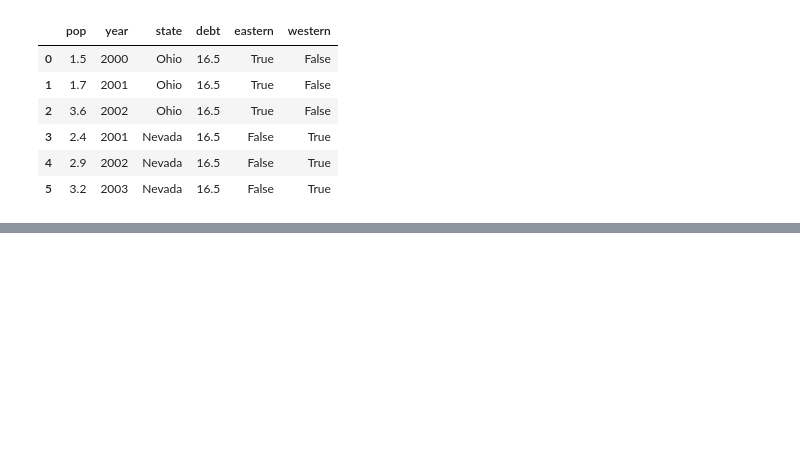
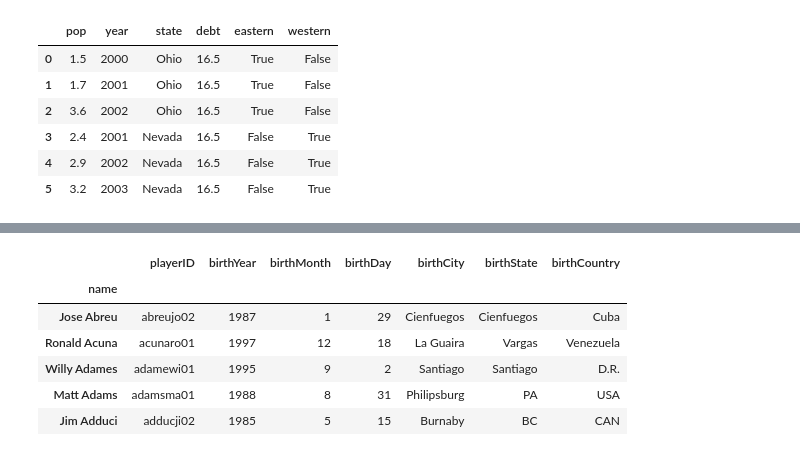
Before and after one commit to dowonh9599/everything-python, a Jupyter notebook: 06-pandas/01-introduction.ipynb, the cells around one changed output, grey strips where cells are left out. Drawn from its saved outputs; the diff is of its cells as text; code cells hidden in the pictures; blank space fills up the shorter version.

```diff
--- a/06-pandas/01-introduction.ipynb
+++ b/06-pandas/01-introduction.ipynb
@@ -478,0 +527,4 @@ df
+# %%
+columns = ["name", "playerID","birthYear",	"birthMonth",	"birthDay",	"birthCity",	"birthState",	"birthCountry"]
+player_data_personal = player_data[columns].head()
+player_data_personal
@@ -478,0 +538,11 @@ df
+# %%
+# to set the name column as index (generated new dataframe)
+player_data_personal.set_index("name")
+# %% [output]
+|  | playerID | birthYear | birthMonth | birthDay | birthCity | birthState | birthCountry |
+| name |  |  |  |  |  |  |  |
+| Jose Abreu | abreujo02 | 1987 | 1 | 29 | Cienfuegos | Cienfuegos | Cuba |
+| Ronald Acuna | acunaro01 | 1997 | 12 | 18 | La Guaira | Vargas | Venezuela |
+| Willy Adames | adamewi01 | 1995 | 9 | 2 | Santiago | Santiago | D.R. |
+| Matt Adams | adamsma01 | 1988 | 8 | 31 | Philipsburg | PA | USA |
+| Jim Adduci | adducji02 | 1985 | 5 | 15 | Burnaby | BC | CAN |
```
Also changed, not shown: parts of 20 cells of this notebook.
